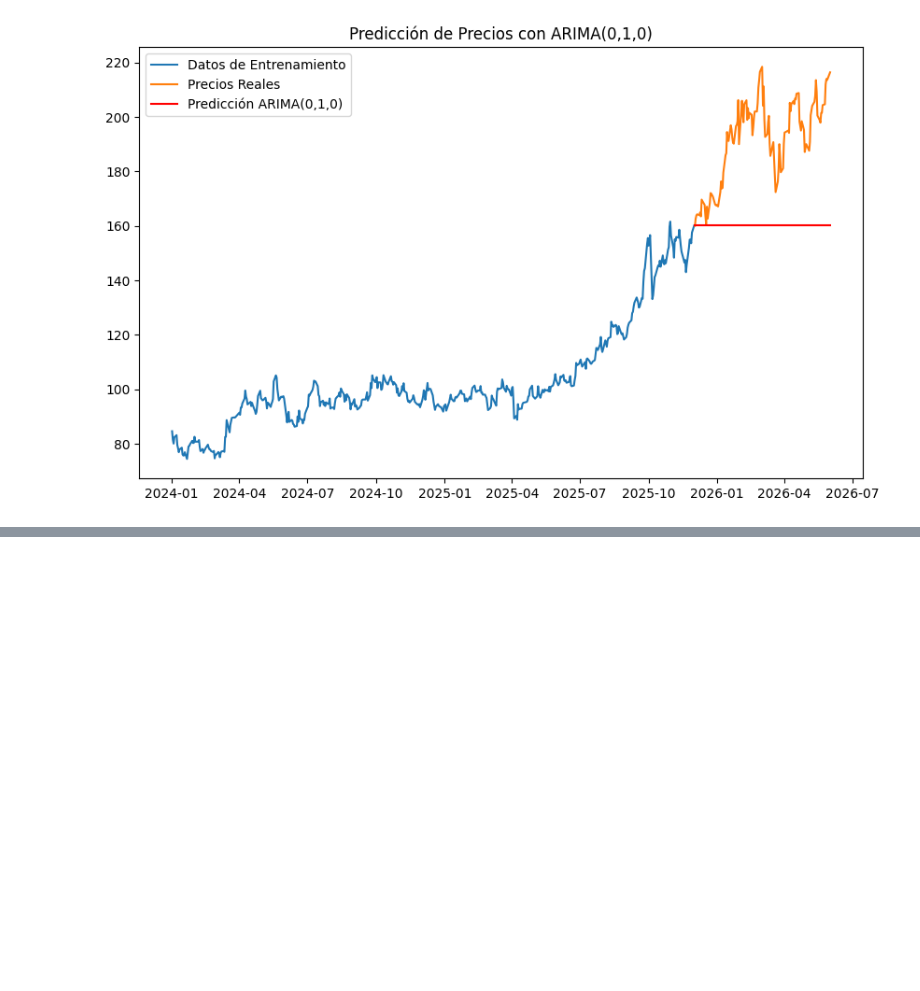
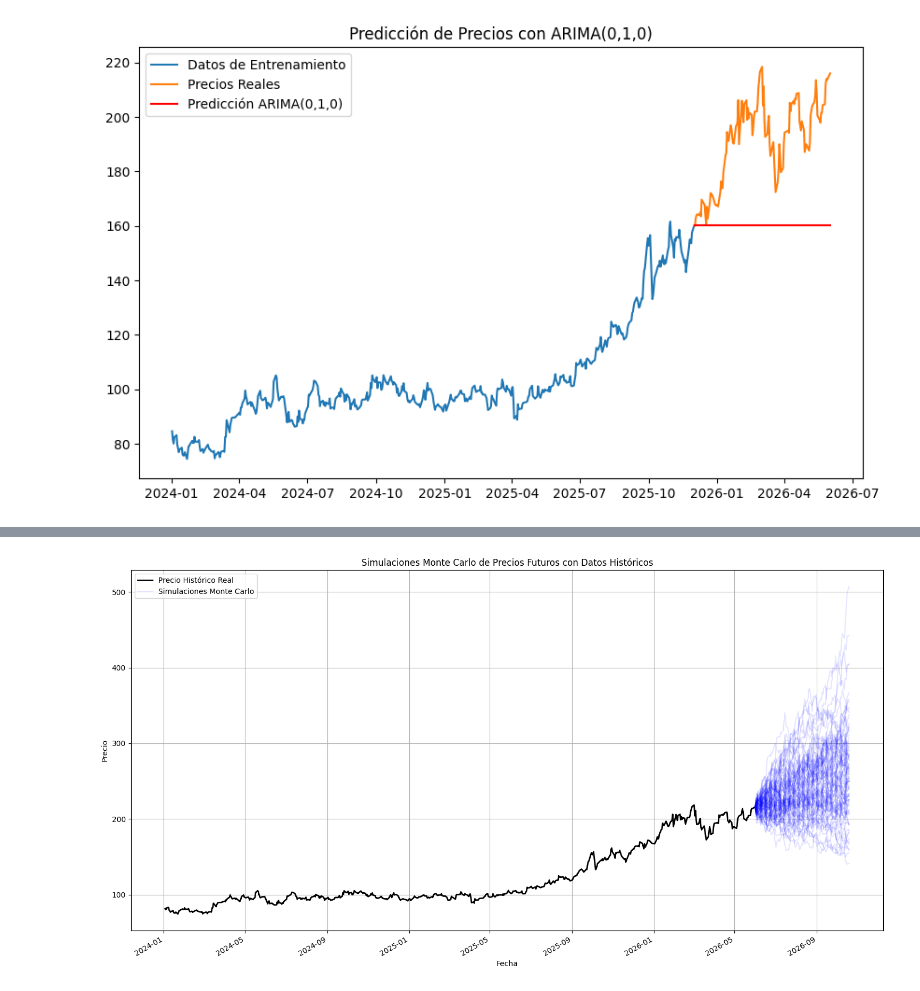
Before and after one commit to MartaPCastillo/Tesis, a Jupyter notebook: Grupo_Mexico.ipynb, the cells around one changed output, grey strips where cells are left out. Drawn from its saved outputs; the diff is of its cells as text; code cells hidden in the pictures; blank space fills up the shorter version.

```diff
--- a/Grupo_Mexico.ipynb
+++ b/Grupo_Mexico.ipynb
@@ -625,0 +712,36 @@ NameError: name 'exp' is not defined
+# %%
+import matplotlib.pyplot as plt
+import pandas as pd
+
+plt.figure(figsize=(15, 8))
+
+# Plotear los precios históricos
+plt.plot(df['Close'].index, df['Close'], label='Precio Histórico Real', color='black', linewidth=2)
+
+# Crear un índice de tiempo para las simulaciones que continúe después de los datos históricos
+last_historical_date = df['Close'].index[-1]
+forecast_dates = pd.date_range(start=last_historical_date, periods=num_days_to_project + 1, freq='B')[1:] # 'B' for business day
+
+# Asegurarse de que el DataFrame de simulaciones tiene el mismo número de filas que forecast_dates + 1 (para incluir el last_known_price)
+# monte_carlo_simulations_df ya incluye el last_known_price en la fila 0, por lo que su longitud es num_days_to_project + 1.
+# El forecast_dates debe tener la misma longitud que las filas de monte_carlo_simulations_df excluyendo la primera (last_known_price)
+
+# Plotear cada simulación
+for i in range(monte_carlo_simulations_df.shape[1]):
+    # Usar last_historical_date para la primera fila de la simulación y luego forecast_dates para las siguientes
+    full_simulation_dates = [last_historical_date] + list(forecast_dates)
+    plt.plot(full_simulation_dates, monte_carlo_simulations_df.iloc[:, i], alpha=0.1, color='blue')
+
+# Añadir etiquetas y título
+plt.title('Simulaciones Monte Carlo de Precios Futuros con Datos Históricos')
+plt.xlabel('Fecha')
+plt.ylabel('Precio')
+plt.grid(True)
+plt.legend(['Precio Histórico Real', 'Simulaciones Monte Carlo'], loc='upper left')
+
+# Formato del eje x para que las fechas sean legibles
+plt.gcf().autofmt_xdate()
+plt.tight_layout()
+plt.show()
+# %% [output]
+[figure, added]
```
Also changed, not shown: parts of 32 cells of this notebook.
